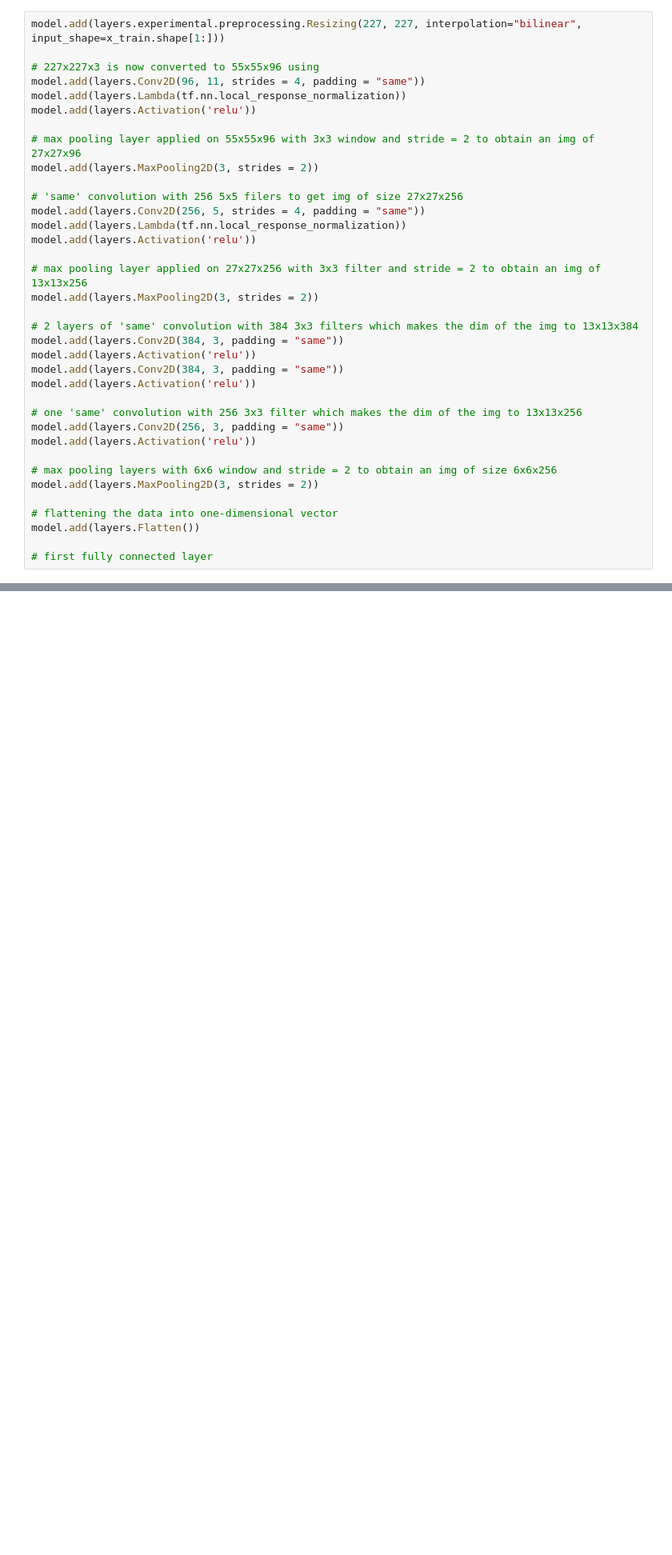
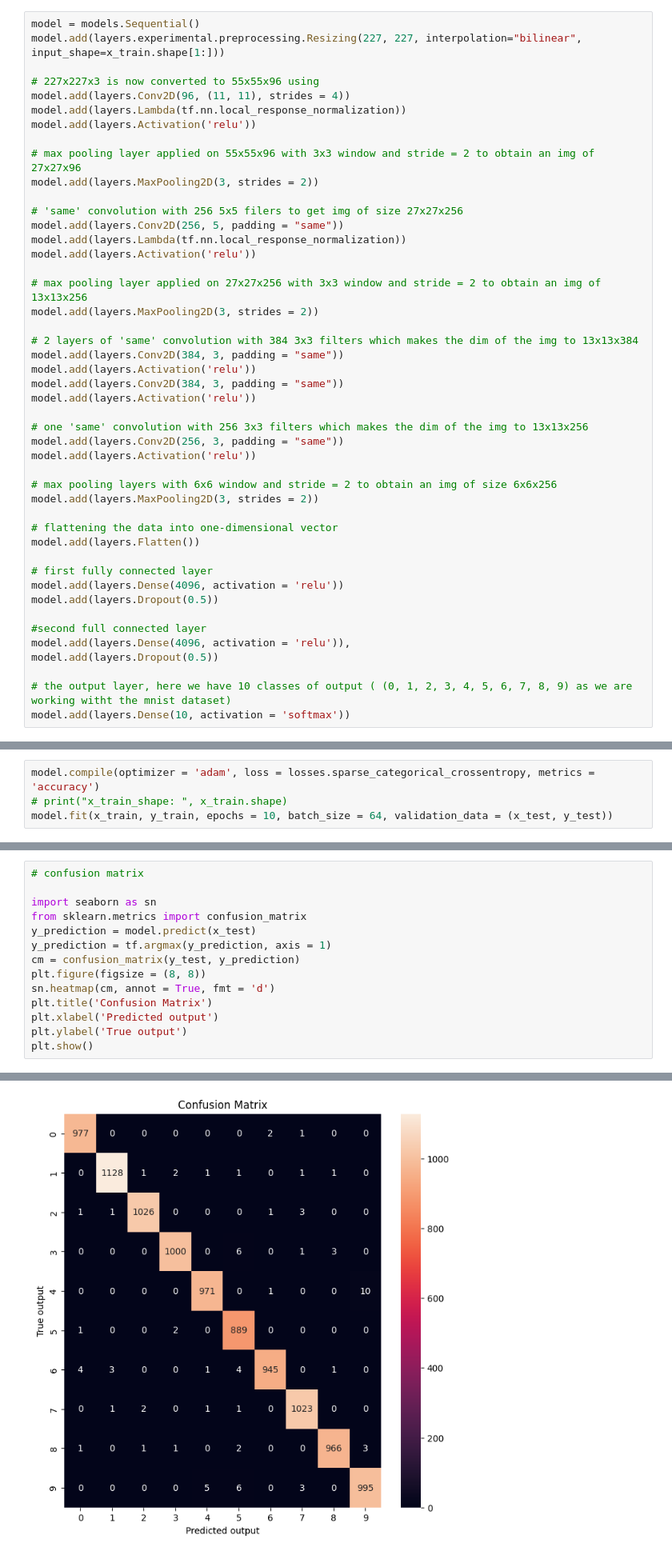
Before and after one commit to rraghavkaushik/AlexNet-architechture, a Jupyter notebook: alexnet.ipynb, the cells around one changed output, grey strips where cells are left out. Shown: that part at 80% size. Cells and saved outputs as stored; diff of their text form; blank space fills up the shorter version.

```diff
--- a/alexnet.ipynb
+++ b/alexnet.ipynb
@@ -28,10 +31,11 @@ model = models.Sequential()
 # %% [markdown]
 Using Bilinear Interpolation to resize the image
 # %%
+model = models.Sequential()
 model.add(layers.experimental.preprocessing.Resizing(227, 227, interpolation="bilinear", input_shape=x_train.shape[1:]))
 
 # 227x227x3 is now converted to 55x55x96 using
-model.add(layers.Conv2D(96, 11, strides = 4, padding = "same"))
+model.add(layers.Conv2D(96, (11, 11), strides = 4))
 model.add(layers.Lambda(tf.nn.local_response_normalization))
 model.add(layers.Activation('relu'))
 
@@ -39,11 +43,11 @@ model.add(layers.Activation('relu'))
 model.add(layers.MaxPooling2D(3, strides = 2))
 
 # 'same' convolution with 256 5x5 filers to get img of size 27x27x256
-model.add(layers.Conv2D(256, 5, strides = 4, padding = "same"))
+model.add(layers.Conv2D(256, 5, padding = "same"))
 model.add(layers.Lambda(tf.nn.local_response_normalization))
 model.add(layers.Activation('relu'))
 
-# max pooling layer applied on 27x27x256 with 3x3 filter and stride = 2 to obtain an img of 13x13x256
+# max pooling layer applied on 27x27x256 with 3x3 window and stride = 2 to obtain an img of 13x13x256
 model.add(layers.MaxPooling2D(3, strides = 2))
 
 # 2 layers of 'same' convolution with 384 3x3 filters which makes the dim of the img to 13x13x384
@@ -52,7 +56,7 @@ model.add(layers.Activation('relu'))
 model.add(layers.Conv2D(384, 3, padding = "same"))
 model.add(layers.Activation('relu'))
 
-# one 'same' convolution with 256 3x3 filter which makes the dim of the img to 13x13x256
+# one 'same' convolution with 256 3x3 filters which makes the dim of the img to 13x13x256
 model.add(layers.Conv2D(256, 3, padding = "same"))
 model.add(layers.Activation('relu'))
 
@@ -63,3 +67,12 @@ model.add(layers.MaxPooling2D(3, strides = 2))
 model.add(layers.Flatten())
 
 # first fully connected layer
+model.add(layers.Dense(4096, activation = 'relu'))
+model.add(layers.Dropout(0.5))
+
+#second full connected layer
+model.add(layers.Dense(4096, activation = 'relu')),
+model.add(layers.Dropout(0.5))
+
+# the output layer, here we have 10 classes of output ( (0, 1, 2, 3, 4, 5, 6, 7, 8, 9) as we are working witht the mnist dataset)
+model.add(layers.Dense(10, activation = 'softmax'))
@@ -65,0 +99,4 @@ model.add(layers.Flatten())
+# %%
+model.compile(optimizer = 'adam', loss = losses.sparse_categorical_crossentropy, metrics = 'accuracy')
+# print("x_train_shape: ", x_train.shape)
+model.fit(x_train, y_train, epochs = 10, batch_size = 64, validation_data = (x_test, y_test))
@@ -65,0 +153,15 @@ model.add(layers.Flatten())
+# %%
+# confusion matrix
+
+import seaborn as sn
+from sklearn.metrics import confusion_matrix
+y_prediction = model.predict(x_test)
+y_prediction = tf.argmax(y_prediction, axis = 1)
+cm = confusion_matrix(y_test, y_prediction)
+plt.figure(figsize = (8, 8))
+sn.heatmap(cm, annot = True, fmt = 'd')
+plt.title('Confusion Matrix')
+plt.xlabel('Predicted output')
+plt.ylabel('True output')
+plt.show()
+# %% [output]
@@ -65,0 +169 @@ model.add(layers.Flatten())
+[figure, added]
```
Also changed, not shown: parts of 8 cells of this notebook.
